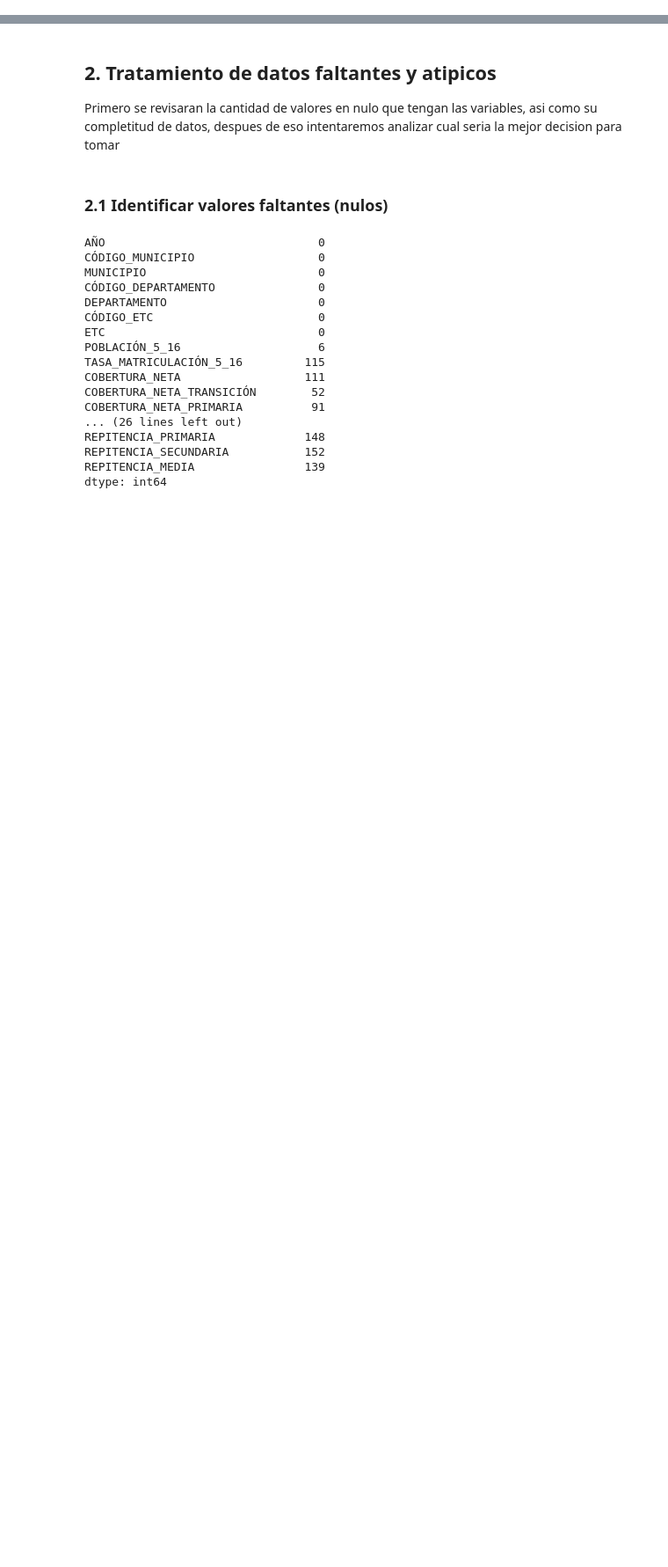
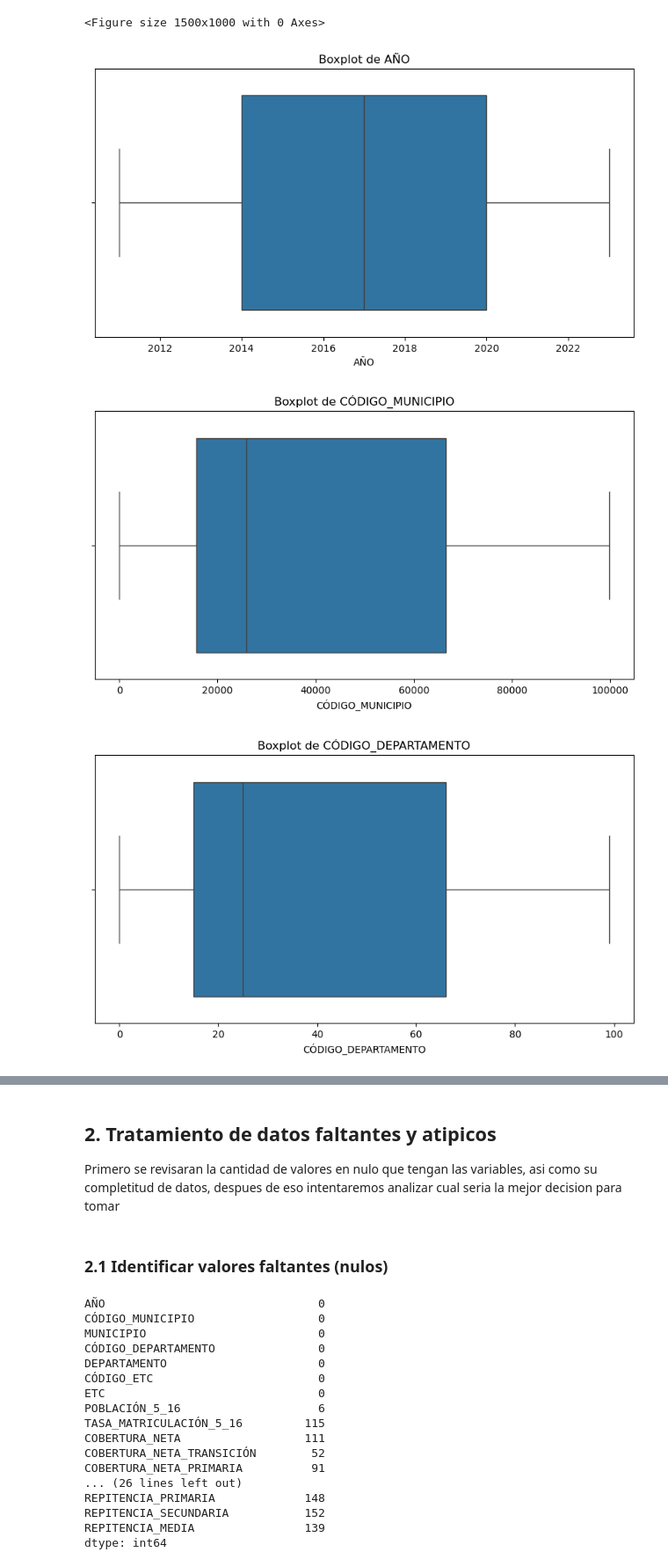
Before and after one commit to ValeRuizTo/pacrialanalitica, a Jupyter notebook: Parcial1.ipynb, the cells around one changed output, grey strips where cells are left out. Shown at 88% size. Saved outputs shown, nothing was run; the diff lists cells and outputs as text; code cells hidden in the pictures; blank space fills up the shorter version.

```diff
--- a/Parcial1.ipynb
+++ b/Parcial1.ipynb
@@ -60,0 +252,12 @@ Para responder estas preguntas, se pueden aplicar pruebas como ANOVA, t-tests o
+# %%
+plt.figure(figsize=(15,10))
+for var in numeric_vars:
+    plt.figure(figsize=(10, 5))
+    sns.boxplot(x=df[var])
+    plt.title(f'Boxplot de {var}')
+    plt.show()
+# %% [output]
+<Figure size 1500x1000 with 0 Axes>
+[figure, added]
+[figure, added]
+[figure, added]
```
Also changed, not shown: parts of 13 cells of this notebook.
